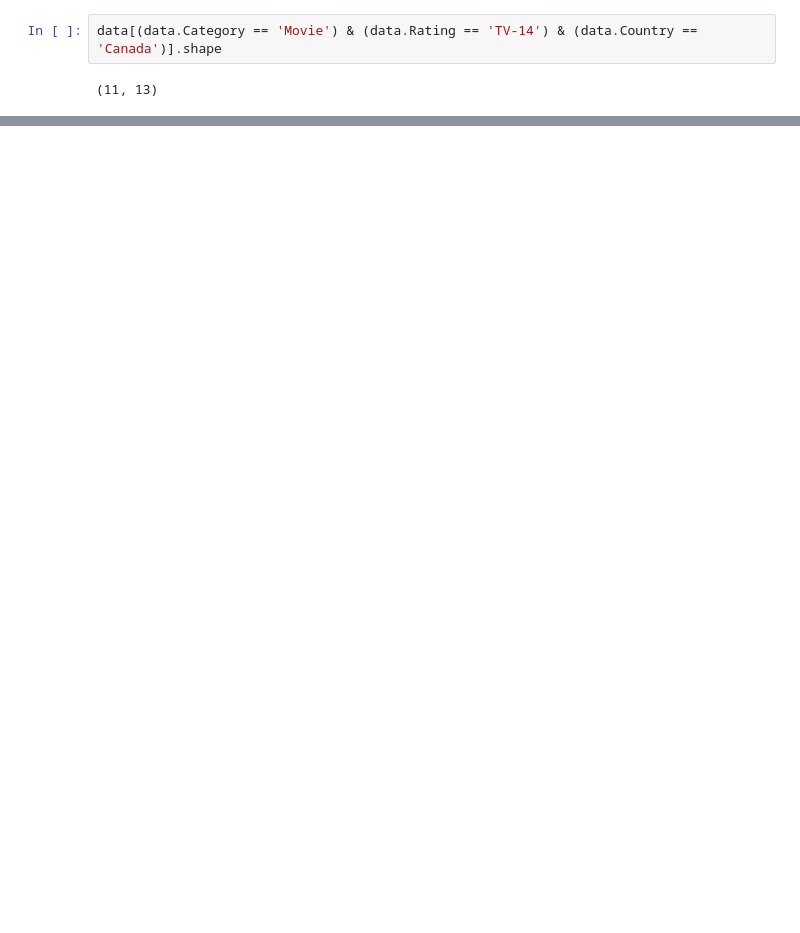
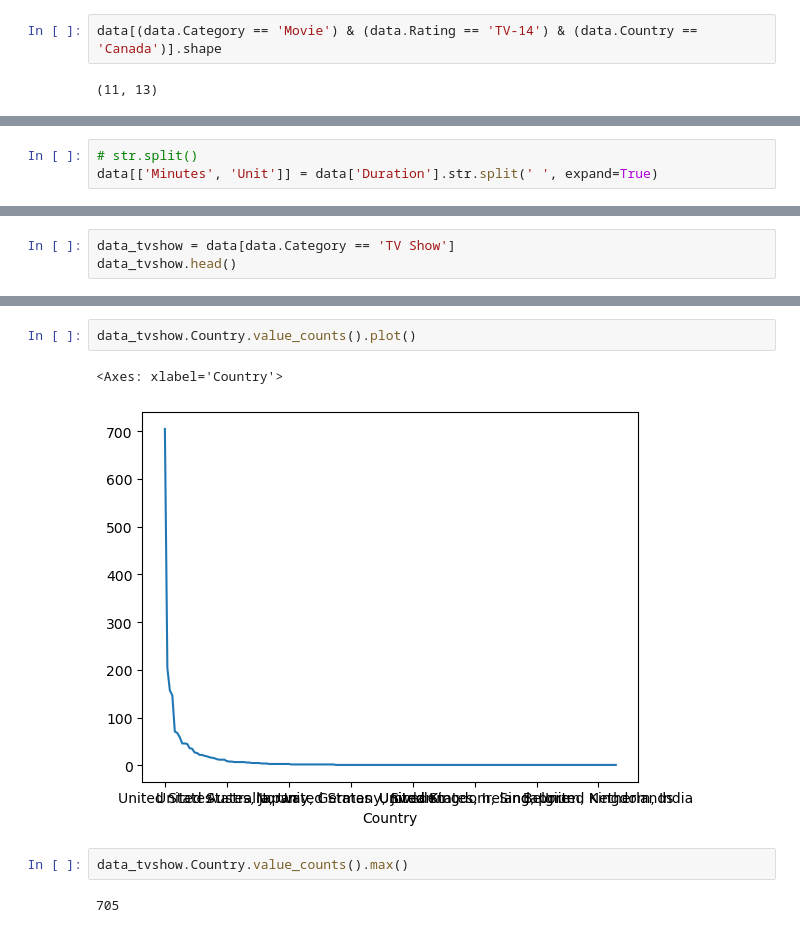
Before and after one commit to Sri-dinesh/data-analysis-projects, a Jupyter notebook: NetFlix/NetFlix-DataAnalysis.ipynb, the cells around one changed output, grey strips where cells are left out. Cells and saved outputs as stored; diff of their text form; blank space fills up the shorter version.

```diff
--- a/NetFlix/NetFlix-DataAnalysis.ipynb
+++ b/NetFlix/NetFlix-DataAnalysis.ipynb
@@ -560,0 +585,3 @@ data.head()
+# %%
+# str.split()
+data[['Minutes', 'Unit']] = data['Duration'].str.split(' ', expand=True)
@@ -560,0 +617,3 @@ data.head()
+# %%
+data_tvshow = data[data.Category == 'TV Show']
+data_tvshow.head()
@@ -560,0 +651,9 @@ data.head()
+# %%
+data_tvshow.Country.value_counts().plot()
+# %% [output]
+<Axes: xlabel='Country'>
+[figure, added]
+# %%
+data_tvshow.Country.value_counts().max()
+# %% [output]
+705
```
Also changed, not shown: parts of 15 cells of this notebook.
